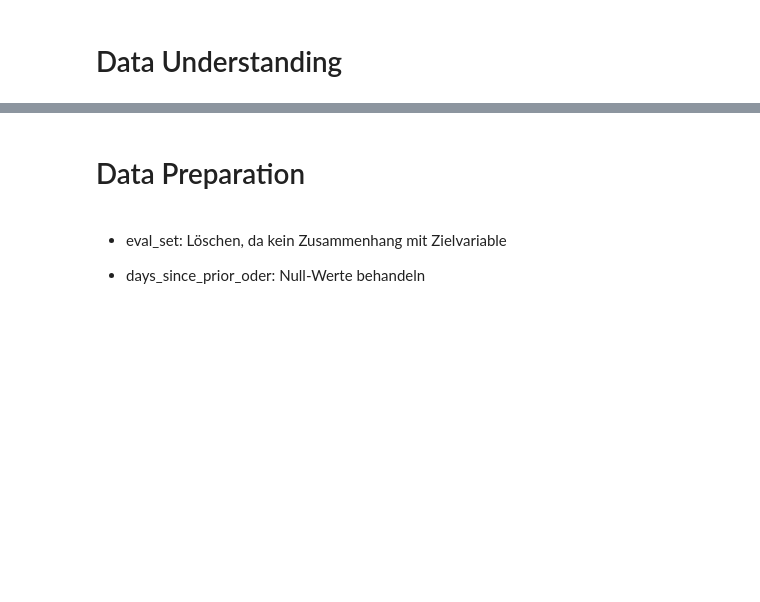
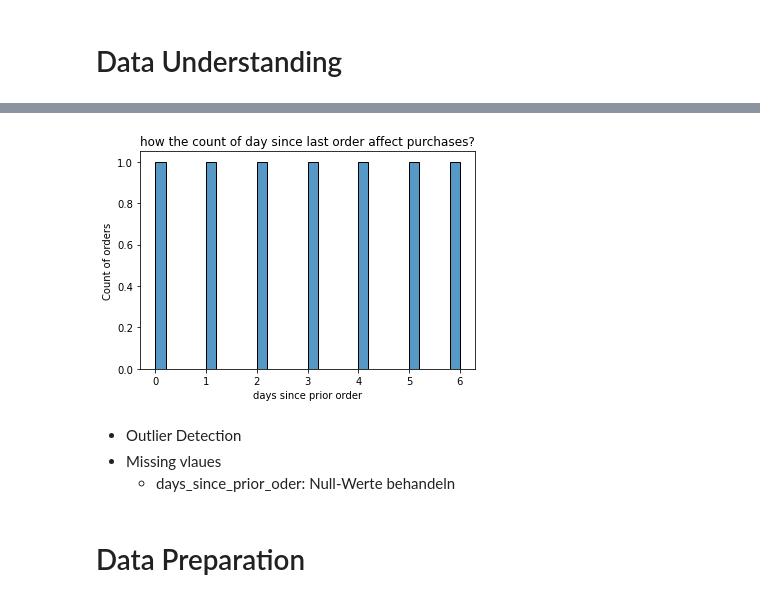
Before and after one commit to JonasHauth/Instacart-Tip-Prediction---Gruppe-6, a Jupyter notebook: Tip_Prediction_Instacart.ipynb, the cells around one changed output, grey strips where cells are left out. Drawn from its saved outputs; the diff is of its cells as text; code cells hidden in the pictures; blank space fills up the shorter version.

```diff
--- a/Tip_Prediction_Instacart.ipynb
+++ b/Tip_Prediction_Instacart.ipynb
@@ -89,6 +235,17 @@ Name: eval_set, dtype: int64
+# %%
+instacart_train.groupby(['order_dow']).agg({'tip':'mean'})
+
+# Histogram for days passed before last order
+sns.histplot(data=instacart_train.groupby(['order_dow']).agg({'tip':'mean'}), x='order_dow', bins=30)
+plt.xlabel('days since prior order')
+plt.ylabel('Count of orders')
+plt.title('how the count of day since last order affect purchases?')
+plt.show()
+# %% [output]
+[figure, added]
+# %% [markdown]
+- Outlier Detection
+- Missing vlaues
+    - days_since_prior_oder: Null-Werte behandeln
 # %% [markdown]
 # Data Preparation
-# %% [markdown]
-- eval_set: Löschen, da kein Zusammenhang mit Zielvariable
-
-- days_since_prior_oder: Null-Werte behandeln
```
Also changed, not shown: parts of 12 cells of this notebook, 2 other files.
